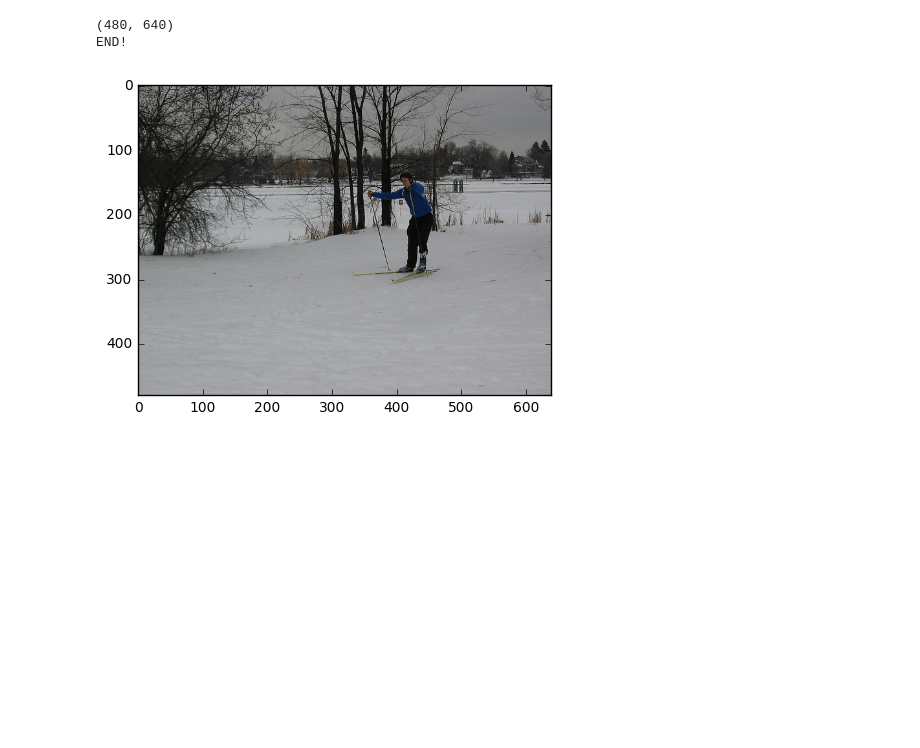
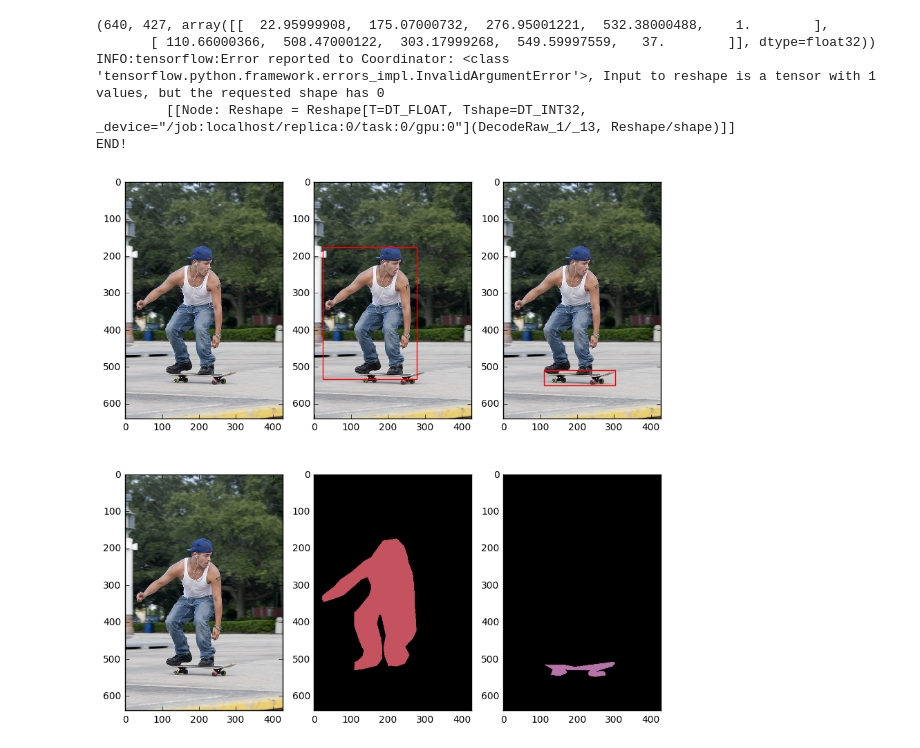
Before and after one commit to tkuanlun350/TF-Toy-Examples, a Jupyter notebook: dataset/coco/load_coco_tfrecord.ipynb, the cells around one changed output. Drawn from its saved outputs; the diff is of its cells as text; code cells hidden in the pictures; blank space fills up the shorter version.

```diff
--- a/dataset/coco/load_coco_tfrecord.ipynb
+++ b/dataset/coco/load_coco_tfrecord.ipynb
@@ -3,3 +3,6 @@ import tensorflow as tf
 import numpy as np
 %matplotlib inline
 from matplotlib import pyplot as plt
+import matplotlib.patches as patches
+from pylab import rcParams
+rcParams['figure.figsize'] = 10, 10
@@ -26,43 +61,58 @@ image_height = tf.cast(features['image/height'], tf.int32)
 image_width = tf.cast(features['image/width'], tf.int32)
 num_instances = tf.cast(features['label/num_instances'], tf.int32)
 image = tf.decode_raw(features['image/encoded'], tf.uint8)
-image = tf.reshape(image, (image_height, image_width, 3))
-"""
 imsize = tf.size(image)
+# To see if this image is gray-scale
 image = tf.cond(tf.equal(imsize, image_height * image_width), \
       lambda: tf.image.grayscale_to_rgb(tf.reshape(image, (image_height, image_width, 1))), \
       lambda: tf.reshape(image, (image_height, image_width, 3)))
+
 gt_boxes = tf.decode_raw(features['label/gt_boxes'], tf.float32)
 gt_boxes = tf.reshape(gt_boxes, [num_instances, 5])
+# Above reshape op with give error when queue is running (see below), dont know why, but still work.
 gt_masks = tf.decode_raw(features['label/gt_masks'], tf.uint8)
 gt_masks = tf.cast(gt_masks, tf.int32)
 gt_masks = tf.reshape(gt_masks, [num_instances, image_height, image_width])
-"""
 batch_size = 1
+# batch_size should be a hyper-param in real cases
 data_queue = tf.RandomShuffleQueue(capacity=100*batch_size, min_after_dequeue=10*batch_size,
             dtypes=(
-                image.dtype, image_height.dtype, image_width.dtype))
+                image.dtype, image_height.dtype, image_width.dtype,
+                gt_boxes.dtype, gt_masks.dtype,
+                num_instances.dtype, img_id.dtype))
 
-enqueue_op = data_queue.enqueue((image, image_height, image_width))
+enqueue_op = data_queue.enqueue((image, image_height, image_width, gt_boxes, gt_masks, num_instances, img_id))
 
 data_queue_runner = tf.train.QueueRunner(data_queue, [enqueue_op] * 4)
 tf.add_to_collection(tf.GraphKeys.QUEUE_RUNNERS, data_queue_runner)
-# (image, ih, iw, gt_boxes, gt_masks, num_instances, img_id)
-(image, image_height, image_width) = data_queue.dequeue()
-#im_shape = tf.shape(image)
-#image = tf.reshape(image, (im_shape[0], im_shape[1], im_shape[2], 3))
+# (image, image_height, image_width, gt_boxes, gt_masks, num_instances, img_id)
+(image, image_height, image_width, gt_boxes, gt_masks, num_instances, img_id) = data_queue.dequeue()
 # %%
 sess = tf.Session()
 sess.run(tf.local_variables_initializer())
 coord = tf.train.Coordinator()
 threads = tf.train.start_queue_runners(sess=sess, coord=coord)
 for i in range(1):
-    im ,h, w = sess.run([image, image_height, image_width])
-    print(h, w)
-    plt.imshow(im)
+    im ,h, w, gt_b, gt_m = sess.run([image, image_height, image_width, gt_boxes, gt_masks])
+    print(h, w, gt_b)
+    # show instance mask and bounding box
+    f, axarr = plt.subplots(2, len(gt_m)+1)
+    axarr[0,0].imshow(im)
+    axarr[1,0].imshow(im)
+    for ind, bb in enumerate(gt_b):
+        bw = bb[2] - bb[0]
+        bh = bb[3] - bb[1]
+        rect = patches.Rectangle((bb[0], bb[1]), bw, bh, linewidth=1, edgecolor='r', facecolor='none')
+        axarr[0, ind+1].imshow(im)
+        axarr[0, ind+1].add_patch(rect)
+    for ind, m in enumerate(gt_m):
+        axarr[1, ind+1].imshow(showLabel(m))
 
 print("END!")
 # %% [output]
-(480, 640)
+(640, 427, array([[  22.95999908,  175.07000732,  276.95001221,  532.38000488,    1.        ],
+       [ 110.66000366,  508.47000122,  303.17999268,  549.59997559,   37.        ]], dtype=float32))
+INFO:tensorflow:Error reported to Coordinator: <class 'tensorflow.python.framework.errors_impl.InvalidArgumentError'>, Input to reshape is a tensor with 1 values, but the requested shape has 0
+         [[Node: Reshape = Reshape[T=DT_FLOAT, Tshape=DT_INT32, _device="/job:localhost/replica:0/task:0/gpu:0"](DecodeRaw_1/_13, Reshape/shape)]]
 END!
-[figure, old version]
+[figure, new version]
```
Also changed, not shown: parts of 3 cells of this notebook.
